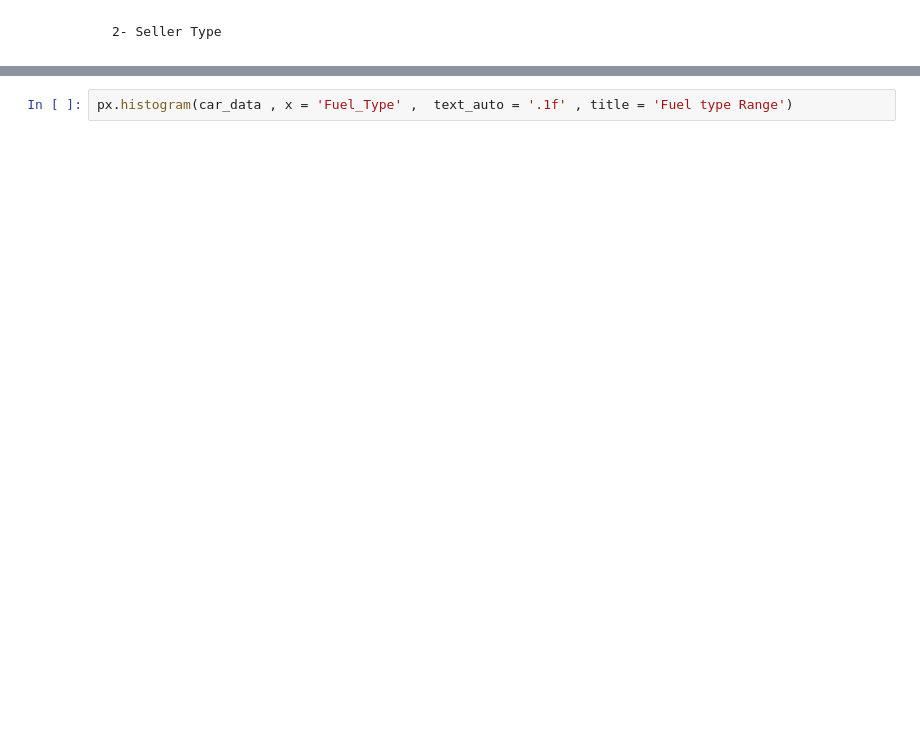
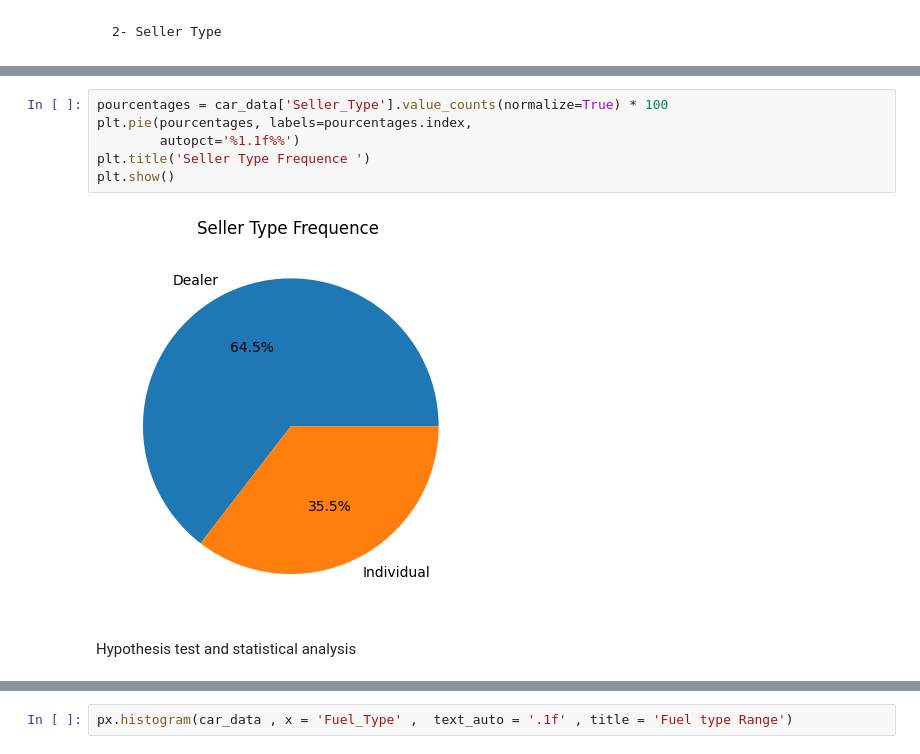
Before and after one commit to AichaELMouta/Car_Price_Prediction, a Jupyter notebook: car_price_prediction.ipynb, the cells around one changed output, grey strips where cells are left out. Cells and saved outputs as stored; diff of their text form; blank space fills up the shorter version.

```diff
--- a/car_price_prediction.ipynb
+++ b/car_price_prediction.ipynb
@@ -254,3 +256,13 @@ Cohen's d = 1.01  based on this parameter of Cohen's d we can say that transmiss
 px.histogram(car_data , x = 'Seller_Type' ,  text_auto = '.1f' , title = 'Seller Type Range')
 # %% [output]
 [interactive output not drawn]
+# %%
+pourcentages = car_data['Seller_Type'].value_counts(normalize=True) * 100
+plt.pie(pourcentages, labels=pourcentages.index,
+        autopct='%1.1f%%')
+plt.title('Seller Type Frequence ')
+plt.show()
+# %% [output]
+[figure, added]
+# %% [markdown]
+Hypothesis test and statistical analysis
```
Also changed, not shown: parts of 16 cells of this notebook.
